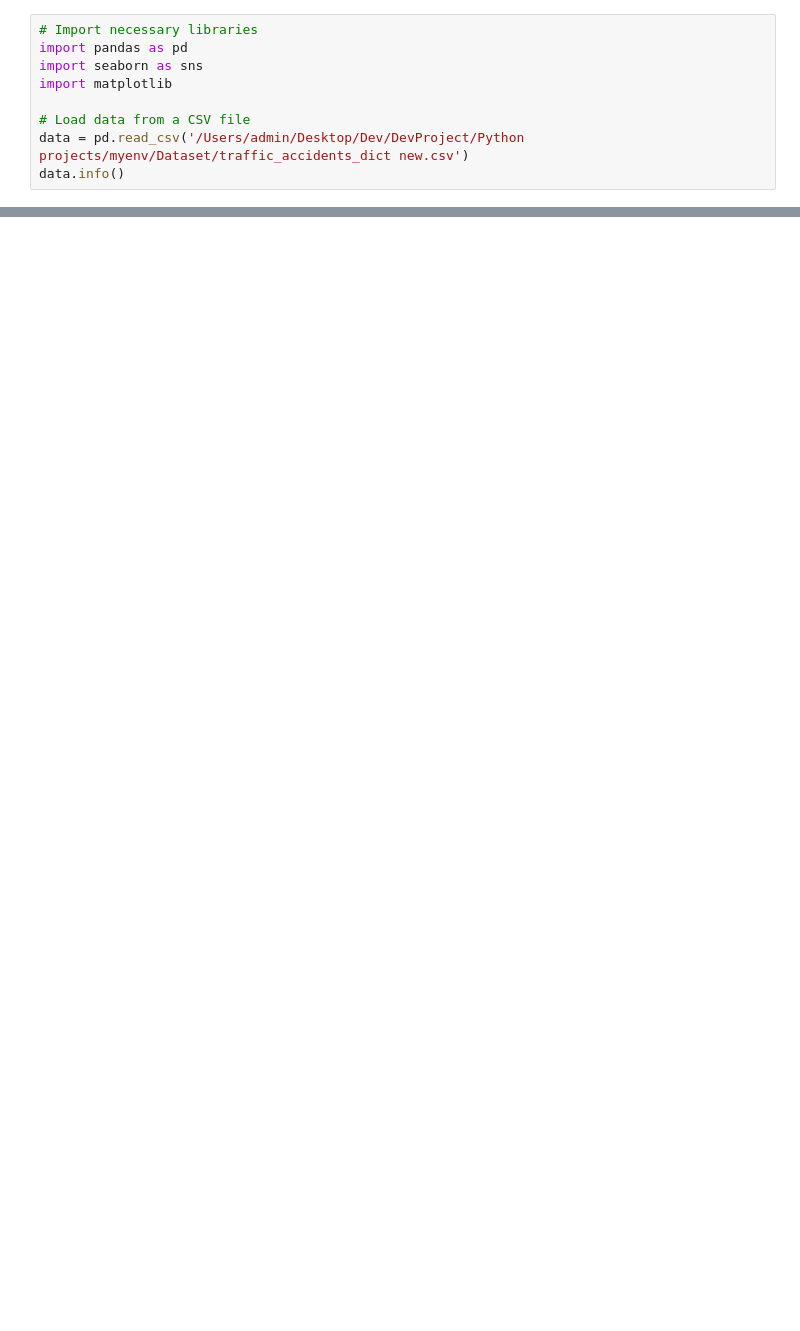
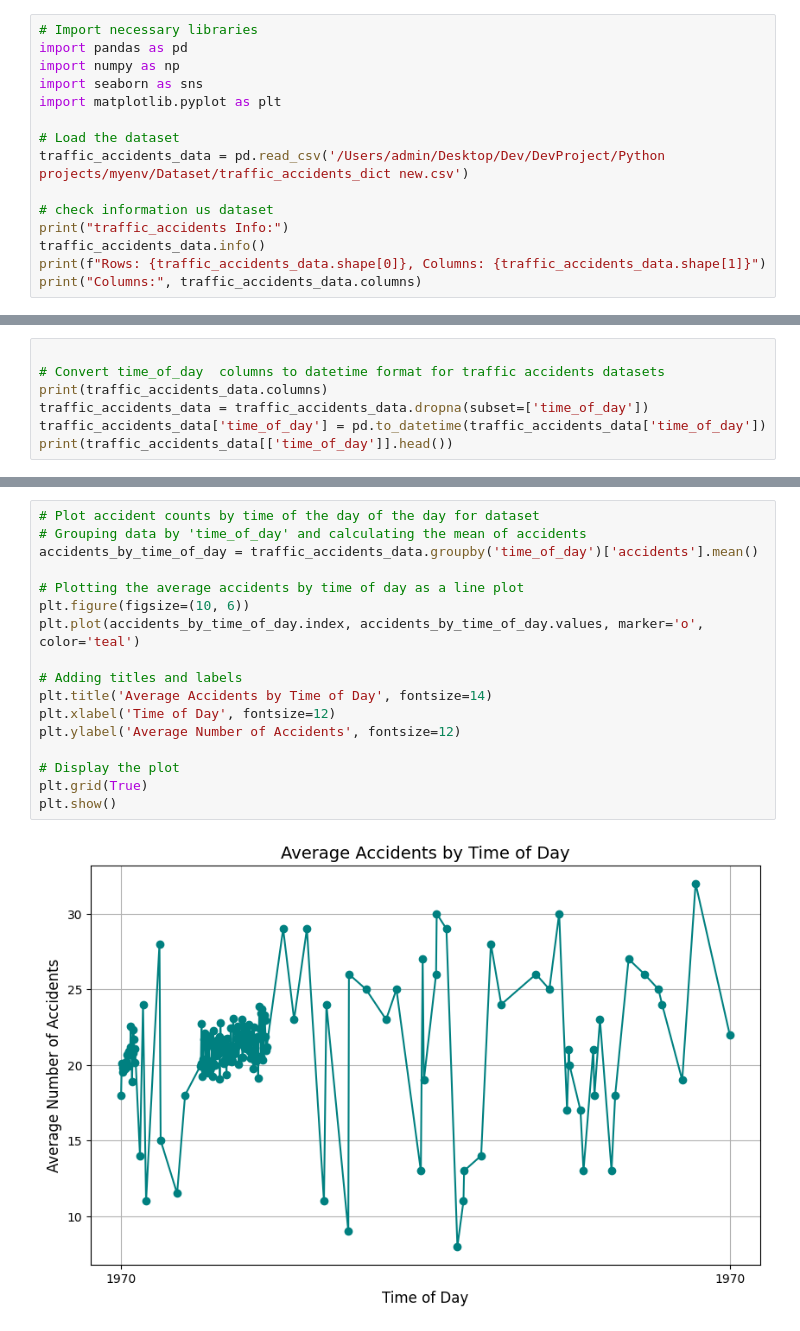
Before and after one commit to FRcoder322/Road-Traffic-Accident-Analysis, a Jupyter notebook: Road Traffic Accidents/roadAccidents.ipynb, the cells around one changed output, grey strips where cells are left out. Cells and saved outputs as stored; diff of their text form; blank space fills up the shorter version.

```diff
--- a/Road Traffic Accidents/roadAccidents.ipynb
+++ b/Road Traffic Accidents/roadAccidents.ipynb
@@ -1,10 +1,16 @@
 # %%
 # Import necessary libraries
 import pandas as pd
+import numpy as np
 import seaborn as sns
-import matplotlib
+import matplotlib.pyplot as plt
 
-# Load data from a CSV file
-data = pd.read_csv('/Users/admin/Desktop/Dev/DevProject/Python projects/myenv/Dataset/traffic_accidents_dict new.csv')
-data.info()
+# Load the dataset
+traffic_accidents_data = pd.read_csv('/Users/admin/Desktop/Dev/DevProject/Python projects/myenv/Dataset/traffic_accidents_dict new.csv')
+
+# check information us dataset
+print("traffic_accidents Info:")
+traffic_accidents_data.info()
+print(f"Rows: {traffic_accidents_data.shape[0]}, Columns: {traffic_accidents_data.shape[1]}")
+print("Columns:", traffic_accidents_data.columns)
 # %% [output]
@@ -29,0 +80,7 @@ memory usage: 821.0+ KB
+# %%
+
+# Convert time_of_day  columns to datetime format for traffic accidents datasets
+print(traffic_accidents_data.columns)
+traffic_accidents_data = traffic_accidents_data.dropna(subset=['time_of_day'])
+traffic_accidents_data['time_of_day'] = pd.to_datetime(traffic_accidents_data['time_of_day'])
+print(traffic_accidents_data[['time_of_day']].head())
@@ -29,0 +98,19 @@ memory usage: 821.0+ KB
+# %%
+# Plot accident counts by time of the day of the day for dataset
+# Grouping data by 'time_of_day' and calculating the mean of accidents
+accidents_by_time_of_day = traffic_accidents_data.groupby('time_of_day')['accidents'].mean()
+
+# Plotting the average accidents by time of day as a line plot
+plt.figure(figsize=(10, 6))
+plt.plot(accidents_by_time_of_day.index, accidents_by_time_of_day.values, marker='o', color='teal')
+
+# Adding titles and labels
+plt.title('Average Accidents by Time of Day', fontsize=14)
+plt.xlabel('Time of Day', fontsize=12)
+plt.ylabel('Average Number of Accidents', fontsize=12)
+
+# Display the plot
+plt.grid(True)
+plt.show()
+# %% [output]
+[figure, added]
```
Also changed, not shown: parts of 10 cells of this notebook, 1 other file.
